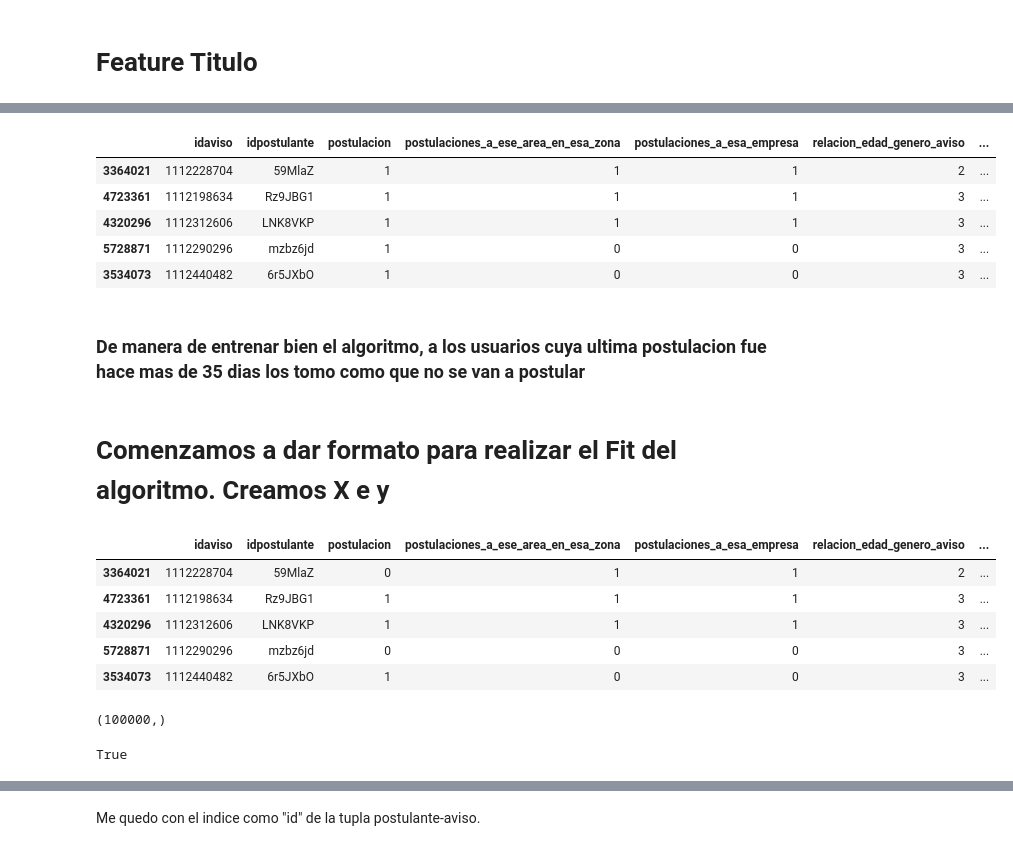
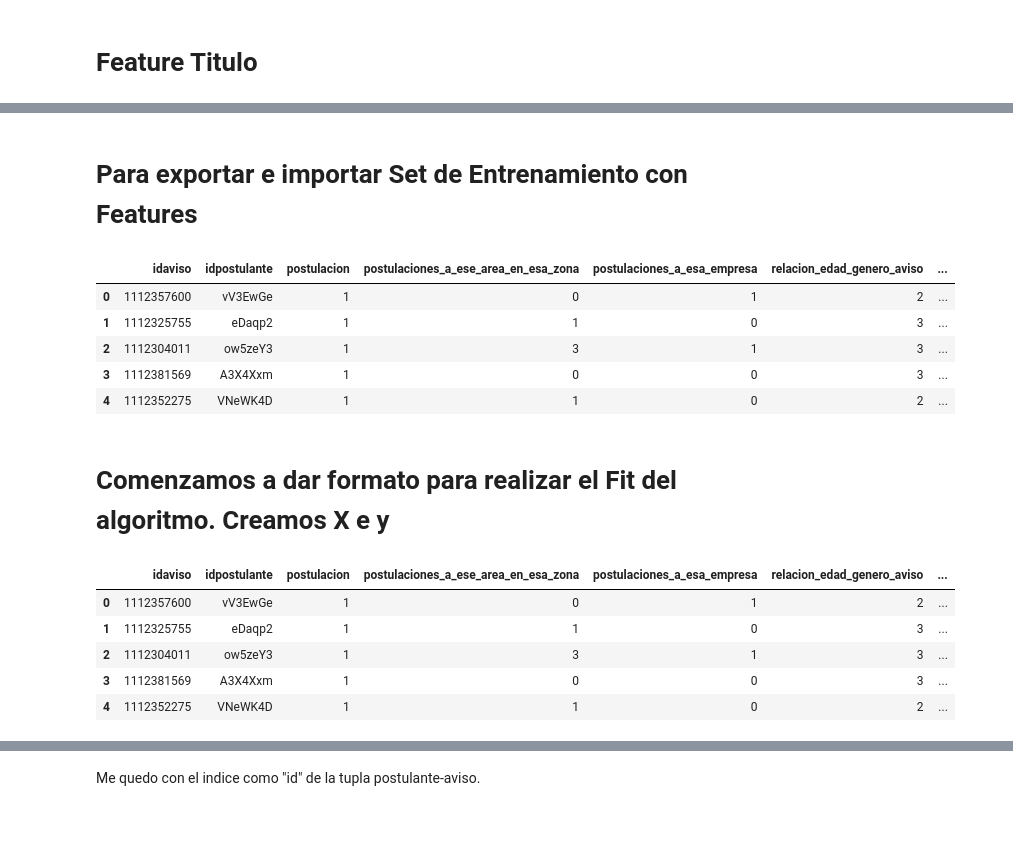
Before and after one commit to Andivisciglio/TP2-OrganizacionDeDatos-Grupo28, a Jupyter notebook: TP2.ipynb, the cells around one changed output, grey strips where cells are left out. Saved outputs shown, nothing was run; the diff lists cells and outputs as text; code cells hidden in the pictures; blank space fills up the shorter version.

```diff
--- a/TP2.ipynb
+++ b/TP2.ipynb
@@ -1024,0 +956,2 @@ entrenamiento_df['cercania_de_ultima_post']=entrenamiento_df['cercania_de_ultima
+# %% [markdown]
+# Para exportar e importar Set de Entrenamiento con Features
@@ -1025,11 +960,12 @@ entrenamiento_df['cercania_de_ultima_post']=entrenamiento_df['cercania_de_ultima
+# %%
+entrenamiento_df = pd.read_csv('entrenamiento_con_features_100k.csv')
+entrenamiento_df.drop('Unnamed: 0',1,inplace=True)
 # %%
 entrenamiento_df.head()
 # %% [output]
 |  | idaviso | idpostulante | postulacion | postulaciones_a_ese_area_en_esa_zona | postulaciones_a_esa_empresa | relacion_edad_genero_aviso | ... |
-| 3364021 | 1112228704 | 59MlaZ | 1 | 1 | 1 | 2 | ... |
-| 4723361 | 1112198634 | Rz9JBG1 | 1 | 1 | 1 | 3 | ... |
-| 4320296 | 1112312606 | LNK8VKP | 1 | 1 | 1 | 3 | ... |
-| 5728871 | 1112290296 | mzbz6jd | 1 | 0 | 0 | 3 | ... |
-| 3534073 | 1112440482 | 6r5JXbO | 1 | 0 | 0 | 3 | ... |
+| 0 | 1112357600 | vV3EwGe | 1 | 0 | 1 | 2 | ... |
+| 1 | 1112325755 | eDaqp2 | 1 | 1 | 0 | 3 | ... |
+| 2 | 1112304011 | ow5zeY3 | 1 | 3 | 1 | 3 | ... |
+| 3 | 1112381569 | A3X4Xxm | 1 | 0 | 0 | 3 | ... |
+| 4 | 1112352275 | VNeWK4D | 1 | 1 | 0 | 2 | ... |
-# %% [markdown]
-### De manera de entrenar bien el algoritmo, a los usuarios cuya ultima postulacion fue hace mas de 35 dias los tomo como que no se van a postular
@@ -1043,4 +972,2 @@ postulaciones_corregidas=entrenamiento_df.apply(lambda row: corregirEntrenamient
-# %%
-entrenamiento_df['postulacion']=pd.DataFrame(postulaciones_corregidas)
 # %% [markdown]
 # Comenzamos a dar formato para realizar el Fit del algoritmo. Creamos X e y
@@ -1050,20 +974,11 @@ entrenamiento_df['postulacion']=pd.DataFrame(postulaciones_corregidas)
 # %%
-matrix_df = entrenamiento_df
+X = entrenamiento_df
 # %%
-matrix_df.head()
+X.head()
 # %% [output]
 |  | idaviso | idpostulante | postulacion | postulaciones_a_ese_area_en_esa_zona | postulaciones_a_esa_empresa | relacion_edad_genero_aviso | ... |
-| 3364021 | 1112228704 | 59MlaZ | 0 | 1 | 1 | 2 | ... |
-| 4723361 | 1112198634 | Rz9JBG1 | 1 | 1 | 1 | 3 | ... |
-| 4320296 | 1112312606 | LNK8VKP | 1 | 1 | 1 | 3 | ... |
-| 5728871 | 1112290296 | mzbz6jd | 0 | 0 | 0 | 3 | ... |
-| 3534073 | 1112440482 | 6r5JXbO | 1 | 0 | 0 | 3 | ... |
+| 0 | 1112357600 | vV3EwGe | 1 | 0 | 1 | 2 | ... |
+| 1 | 1112325755 | eDaqp2 | 1 | 1 | 0 | 3 | ... |
+| 2 | 1112304011 | ow5zeY3 | 1 | 3 | 1 | 3 | ... |
+| 3 | 1112381569 | A3X4Xxm | 1 | 0 | 0 | 3 | ... |
+| 4 | 1112352275 | VNeWK4D | 1 | 1 | 0 | 2 | ... |
-# %%
-matrix_df.idaviso.shape
-# %% [output]
-(100000,)
-# %%
-#Deberian ser iguales.
-matrix_df.shape[0] == entrenamiento_df.shape[0]
-# %% [output]
-True
```
Also changed, not shown: parts of 174 cells of this notebook, 5 other files.
